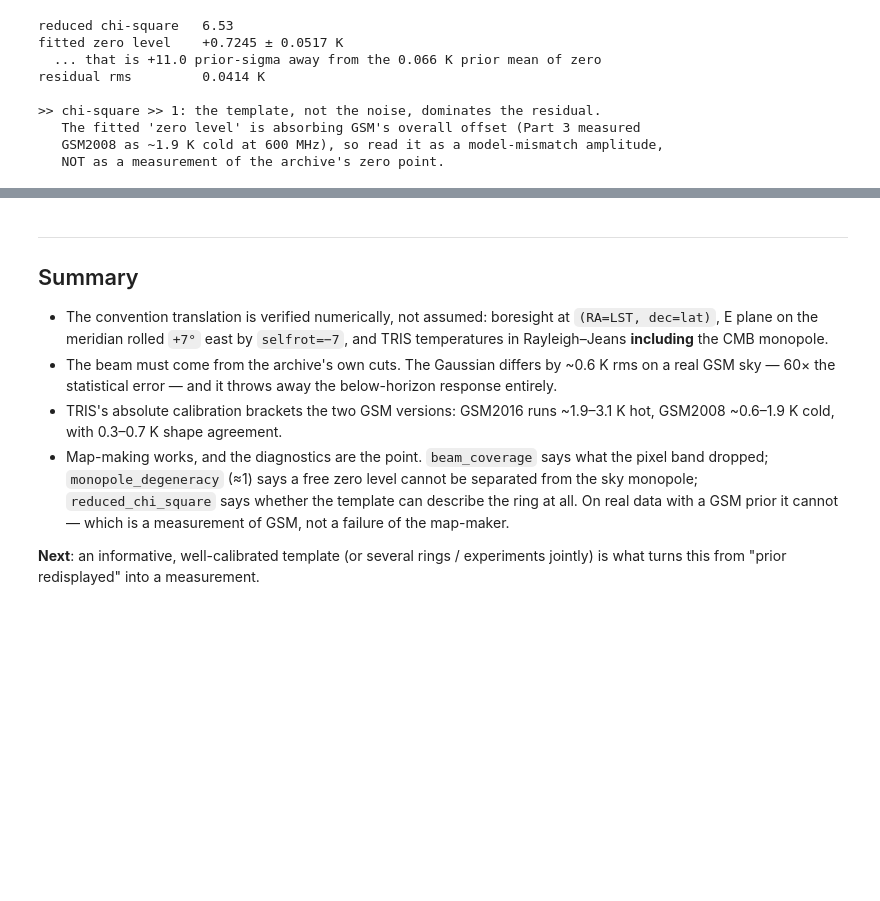
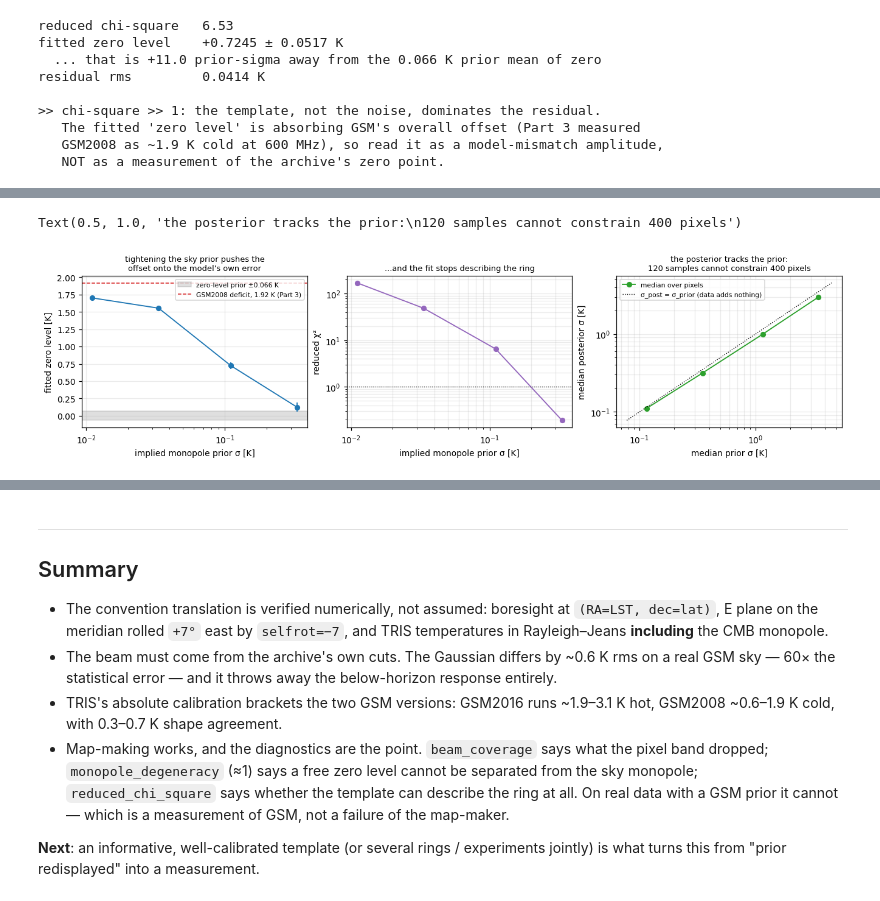
Before and after one commit to zzhang0123/limTOD, a Jupyter notebook: examples/TRIS/tris_limtod_walkthrough.ipynb, the cells around one changed output, grey strips where cells are left out. Cells and saved outputs as stored; diff of their text form; code cells hidden in the pictures; blank space fills up the shorter version.

```diff
--- a/examples/TRIS/tris_limtod_walkthrough.ipynb
+++ b/examples/TRIS/tris_limtod_walkthrough.ipynb
@@ -704,0 +791,40 @@ median shrinkage: 0.945
+# %%
+implied = np.array([r["implied"] for r in scan])
+zero = np.array([r["sol"].zero_level_k for r in scan])
+zerr = np.array([r["sol"].zero_level_uncertainty_k for r in scan])
+chi2 = np.array([r["sol"].reduced_chi_square for r in scan])
+sig_prior = np.array([np.median(r["prior_sigma"]) for r in scan])
+sig_post = np.array([np.median(r["sol"].sky_uncertainty_k) for r in scan])
+
+fig, axes = plt.subplots(1, 3, figsize=(12, 3.1), constrained_layout=True)
+
+ax = axes[0]
+ax.axhspan(-inputs.zero_level_sigma_k, inputs.zero_level_sigma_k, color="grey",
+           alpha=0.25, label=f"zero-level prior ±{inputs.zero_level_sigma_k:.3f} K")
+ax.axhline(gsm2008_deficit, color="tab:red", ls="--", lw=1,
+           label=f"GSM2008 deficit, {gsm2008_deficit:.2f} K (Part 3)")
+ax.errorbar(implied, zero, yerr=zerr, fmt="o-", ms=5, lw=1.2, color="tab:blue")
+ax.set_xscale("log"); ax.set_xlabel("implied monopole prior σ [K]")
+ax.set_ylabel("fitted zero level [K]"); ax.legend(fontsize=7); ax.grid(alpha=0.25)
+ax.set_title("tightening the sky prior pushes the\noffset onto the model's own error",
+             fontsize=8.5)
+
+ax = axes[1]
+ax.loglog(implied, chi2, "o-", ms=5, lw=1.2, color="tab:purple")
+ax.axhline(1.0, color="k", lw=0.8, ls=":")
+ax.set_xlabel("implied monopole prior σ [K]"); ax.set_ylabel("reduced χ²")
+ax.grid(alpha=0.25, which="both")
+ax.set_title("...and the fit stops describing the ring", fontsize=8.5)
+
+ax = axes[2]
+ax.loglog(sig_prior, sig_post, "o-", ms=5, lw=1.2, color="tab:green",
+          label="median over pixels")
+edge = np.array([sig_post.min() * 0.7, sig_prior.max() * 1.3])
+ax.plot(edge, edge, "k:", lw=0.9, label="σ_post = σ_prior (data adds nothing)")
+ax.set_xlabel("median prior σ [K]"); ax.set_ylabel("median posterior σ [K]")
+ax.legend(fontsize=7); ax.grid(alpha=0.25, which="both")
+ax.set_title("the posterior tracks the prior:\n120 samples cannot constrain 400 pixels",
+             fontsize=8.5)
+# %% [output]
+Text(0.5, 1.0, 'the posterior tracks the prior:\n120 samples cannot constrain 400 pixels')
+[figure, added]
```
Also changed, not shown: parts of 9 cells of this notebook.
